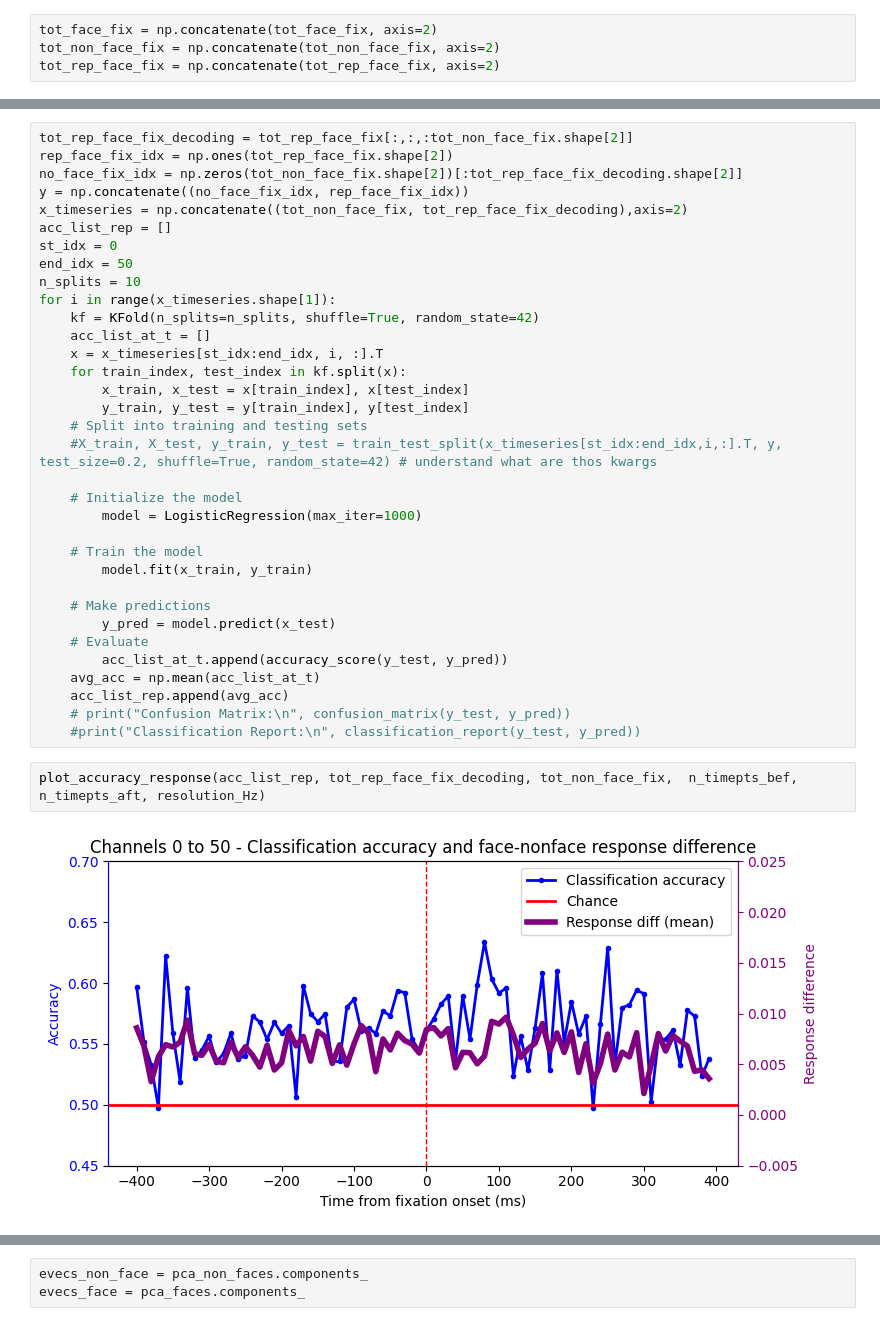
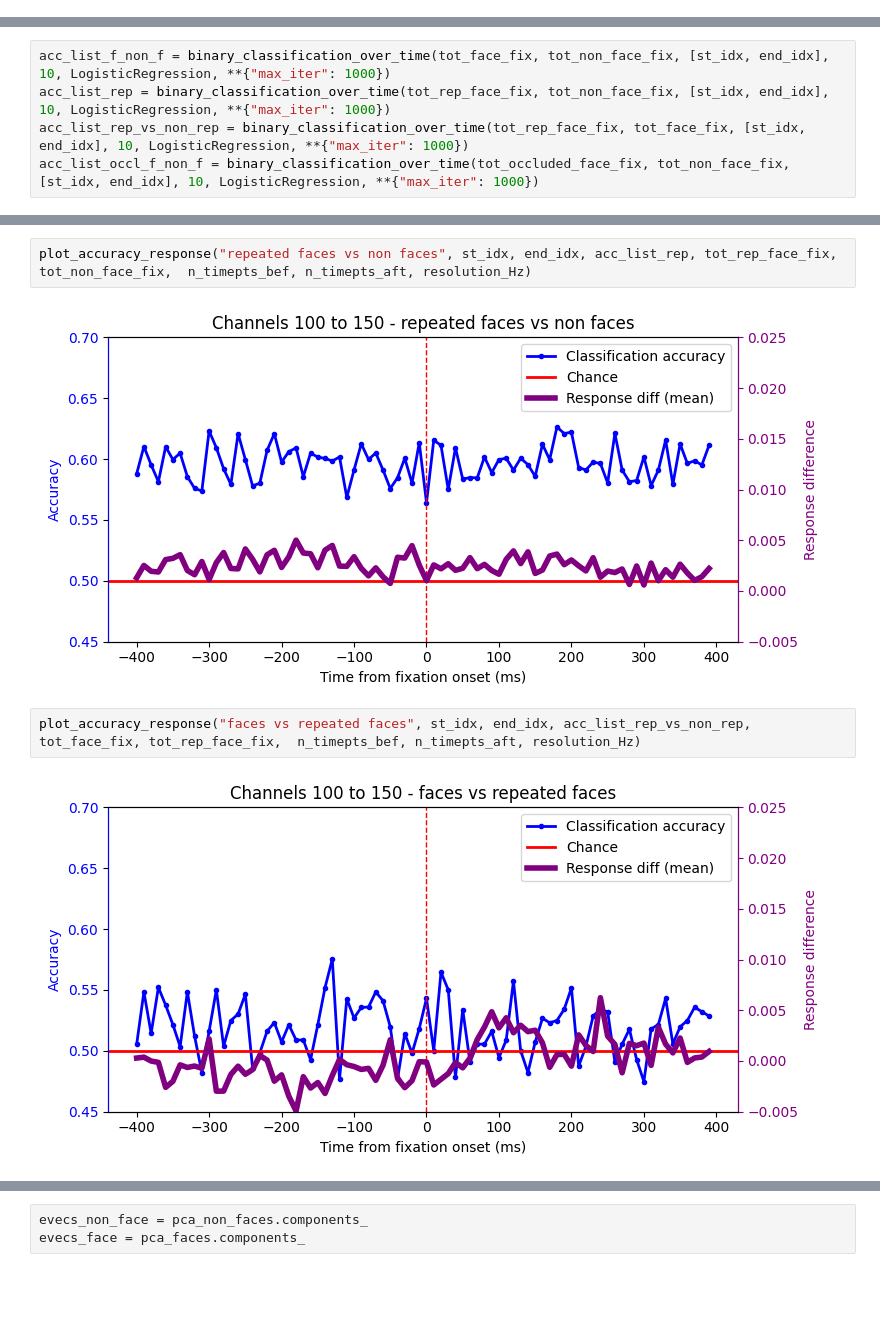
Before and after one commit to TizianoCausin01/temporal_context, a Jupyter notebook: python_scripts/scripts/face_responses_dev.ipynb, the cells around one changed output, grey strips where cells are left out. Saved outputs shown, nothing was run; the diff lists cells and outputs as text; blank space fills up the shorter version.

Commit message:
Created scripts to run binary classification over time

```diff
--- a/python_scripts/scripts/face_responses_dev.ipynb
+++ b/python_scripts/scripts/face_responses_dev.ipynb
@@ -41,4 +65,0 @@ tot_face_fix, tot_non_face_fix, tot_rep_face_fix = face_fixations(paths, monkey_
-# %%
-tot_face_fix = np.concatenate(tot_face_fix, axis=2)
-tot_non_face_fix = np.concatenate(tot_non_face_fix, axis=2)
-tot_rep_face_fix = np.concatenate(tot_rep_face_fix, axis=2)
@@ -128,0 +102,5 @@ def plot_accuracy_response(acc_list, tot_face_fix, tot_non_face_fix,  n_timepts_
+# %%
+acc_list_f_non_f = binary_classification_over_time(tot_face_fix, tot_non_face_fix, [st_idx, end_idx], 10, LogisticRegression, **{"max_iter": 1000})
+acc_list_rep = binary_classification_over_time(tot_rep_face_fix, tot_non_face_fix, [st_idx, end_idx], 10, LogisticRegression, **{"max_iter": 1000})
+acc_list_rep_vs_non_rep = binary_classification_over_time(tot_rep_face_fix, tot_face_fix, [st_idx, end_idx], 10, LogisticRegression, **{"max_iter": 1000})
+acc_list_occl_f_non_f = binary_classification_over_time(tot_occluded_face_fix, tot_non_face_fix, [st_idx, end_idx], 10, LogisticRegression, **{"max_iter": 1000})
@@ -133,38 +118,8 @@ plot_accuracy_response(acc_list_f_non_f, tot_face_fix, tot_non_face_fix,  n_time
-# %%
-tot_rep_face_fix_decoding = tot_rep_face_fix[:,:,:tot_non_face_fix.shape[2]]
-rep_face_fix_idx = np.ones(tot_rep_face_fix.shape[2])
-no_face_fix_idx = np.zeros(tot_non_face_fix.shape[2])[:tot_rep_face_fix_decoding.shape[2]]
-y = np.concatenate((no_face_fix_idx, rep_face_fix_idx))
-x_timeseries = np.concatenate((tot_non_face_fix, tot_rep_face_fix_decoding),axis=2)
-acc_list_rep = []
-st_idx = 0
-end_idx = 50
-n_splits = 10
-for i in range(x_timeseries.shape[1]):
-    kf = KFold(n_splits=n_splits, shuffle=True, random_state=42)
-    acc_list_at_t = []
-    x = x_timeseries[st_idx:end_idx, i, :].T
-    for train_index, test_index in kf.split(x):
-        x_train, x_test = x[train_index], x[test_index]
-        y_train, y_test = y[train_index], y[test_index]
-    # Split into training and testing sets
-    #X_train, X_test, y_train, y_test = train_test_split(x_timeseries[st_idx:end_idx,i,:].T, y, test_size=0.2, shuffle=True, random_state=42) # understand what are thos kwargs
-
-    # Initialize the model
-        model = LogisticRegression(max_iter=1000)
-
-    # Train the model
-        model.fit(x_train, y_train)
-
-    # Make predictions
-        y_pred = model.predict(x_test)
-    # Evaluate
-        acc_list_at_t.append(accuracy_score(y_test, y_pred))
-    avg_acc = np.mean(acc_list_at_t)
-    acc_list_rep.append(avg_acc)
-    # print("Confusion Matrix:\n", confusion_matrix(y_test, y_pred))
-    #print("Classification Report:\n", classification_report(y_test, y_pred))
 # %%
-plot_accuracy_response(acc_list_rep, tot_rep_face_fix_decoding, tot_non_face_fix,  n_timepts_bef, n_timepts_aft, resolution_Hz)
+plot_accuracy_response("repeated faces vs non faces", st_idx, end_idx, acc_list_rep, tot_rep_face_fix, tot_non_face_fix,  n_timepts_bef, n_timepts_aft, resolution_Hz)
 # %% [output]
-[figure, old version]
+[figure, new version]
+# %%
+plot_accuracy_response("faces vs repeated faces", st_idx, end_idx, acc_list_rep_vs_non_rep, tot_face_fix, tot_rep_face_fix,  n_timepts_bef, n_timepts_aft, resolution_Hz)
+# %% [output]
+[figure, added]
```
Also changed, not shown: parts of 21 cells of this notebook, 5 other files.
